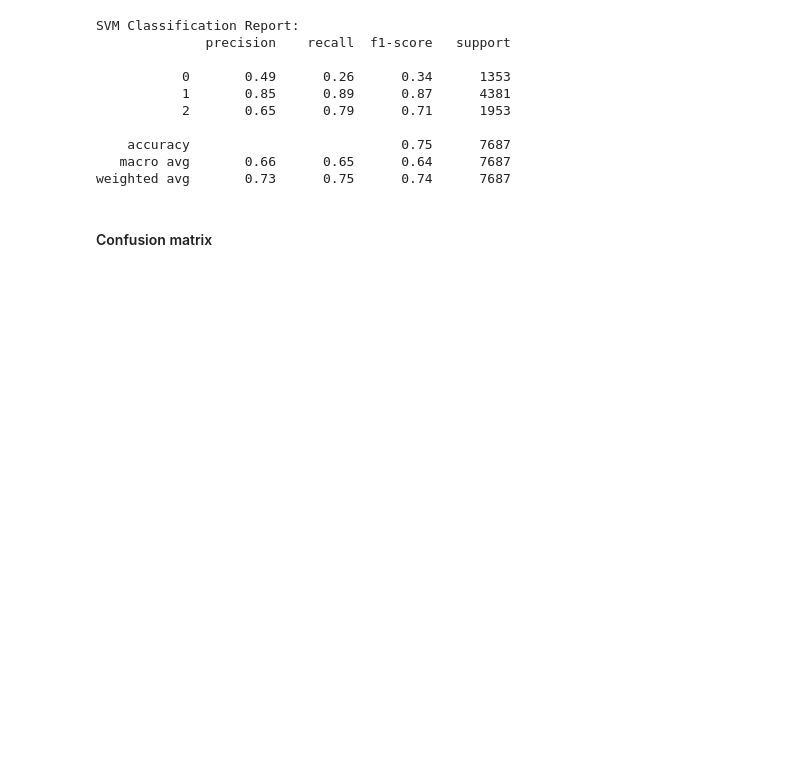
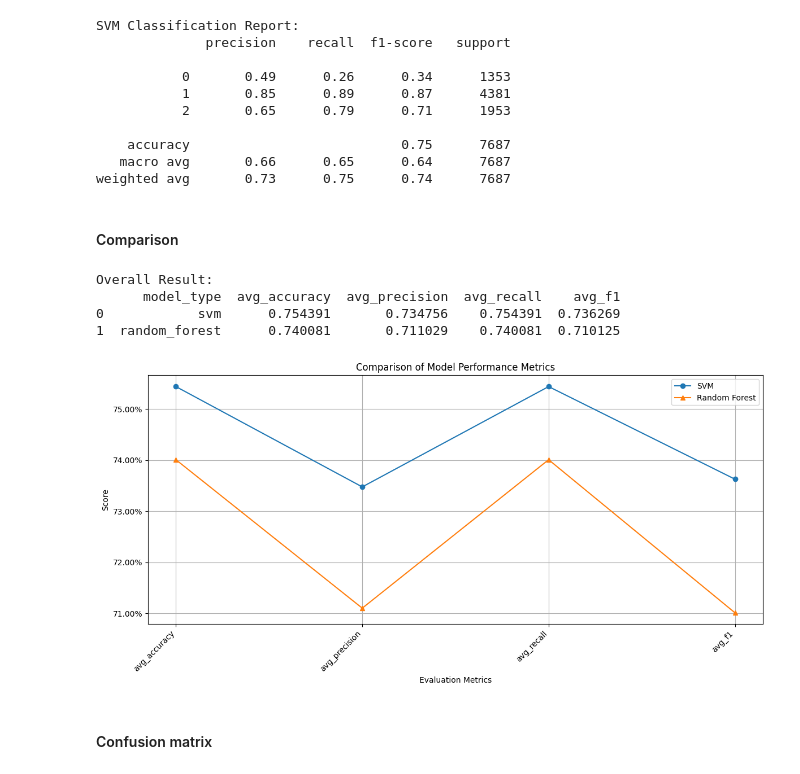
Before and after one commit to Naman14741/Sentiment-Analysis-for-Vietnamese-Comment-Data, a Jupyter notebook: RF-SVM.ipynb, the cells around one changed output. Cells and saved outputs as stored; diff of their text form; code cells hidden in the pictures; blank space fills up the shorter version.

```diff
--- a/RF-SVM.ipynb
+++ b/RF-SVM.ipynb
@@ -263,6 +295,63 @@ SVM Classification Report:
     accuracy                           0.75      7687
    macro avg       0.66      0.65      0.64      7687
 weighted avg       0.73      0.75      0.74      7687
+# %% [markdown]
+#### Comparison
+# %%
+svm_result = {
+    'model_type': 'svm',
+    'avg_accuracy': classification_report(y_test, svm_predictions, output_dict=True)['accuracy'],
+    'avg_precision': classification_report(y_test, svm_predictions, output_dict=True)['weighted avg']['precision'],
+    'avg_recall': classification_report(y_test, svm_predictions, output_dict=True)['weighted avg']['recall'],
+    'avg_f1': classification_report(y_test, svm_predictions, output_dict=True)['weighted avg']['f1-score']
+}
+
+rf_result = {
+    'model_type': 'random_forest',
+    'avg_accuracy': classification_report(y_test, rf_predictions, output_dict=True)['accuracy'],
+    'avg_precision': classification_report(y_test, rf_predictions, output_dict=True)['weighted avg']['precision'],
+    'avg_recall': classification_report(y_test, rf_predictions, output_dict=True)['weighted avg']['recall'],
+    'avg_f1': classification_report(y_test, rf_predictions, output_dict=True)['weighted avg']['f1-score']
+}
+
+results_df = pd.DataFrame([svm_result, rf_result])
+
+print("\n\nOverall Result:")
+print(results_df)
+
+import matplotlib.pyplot as plt
+import numpy as np
+import matplotlib.ticker as mtick
+
+def plot_results(results_df):
+    metrics = ['avg_accuracy', 'avg_precision', 'avg_recall', 'avg_f1']
+    model_types = results_df['model_type'].values
+    x_ticks = np.arange(len(metrics))
+    plt.figure(figsize=(12, 6))
+
+    plt.plot(x_ticks, results_df.loc[results_df['model_type'] == 'svm', metrics].values[0], label='SVM', marker='o')
+
+    plt.plot(x_ticks, results_df.loc[results_df['model_type'] == 'random_forest', metrics].values[0], label='Random Forest', marker='^')
+
+    plt.xlabel('Evaluation Metrics')
+    plt.ylabel('Score')
+    plt.title('Comparison of Model Performance Metrics')
+    plt.xticks(x_ticks, metrics, rotation=45, ha='right')
+    plt.legend()
+    plt.grid(True)
+
+    plt.gca().yaxis.set_major_formatter(mtick.PercentFormatter(1.0))
+
+    plt.tight_layout()
+    plt.show()
+
+plot_results(results_df)
+# %% [output]
+Overall Result:
+      model_type  avg_accuracy  avg_precision  avg_recall    avg_f1
+0            svm      0.754391       0.734756    0.754391  0.736269
+1  random_forest      0.740081       0.711029    0.740081  0.710125
+[figure, added]
 # %% [markdown]
 #### Confusion matrix
 # %%
```
Also changed, not shown: parts of 8 cells of this notebook, 9 other files.
